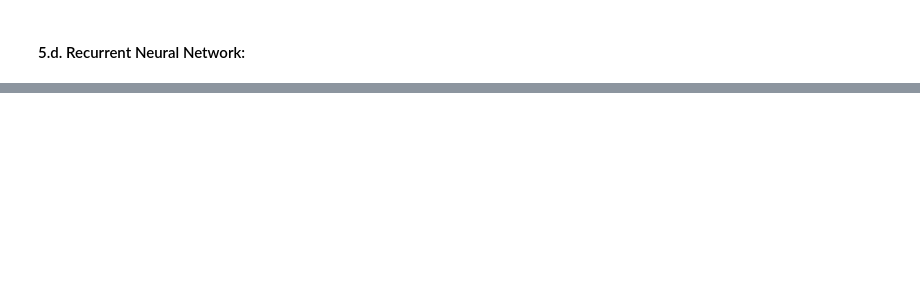
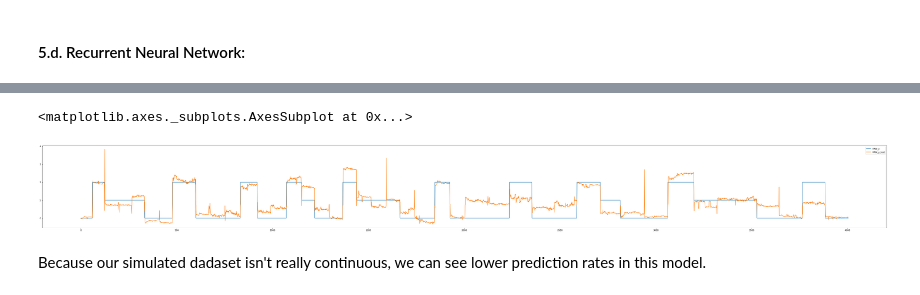
Before and after one commit to oradbarel/Fall-Prevention, a Jupyter notebook: Fall_Prevention.ipynb, the cells around one changed output, grey strips where cells are left out. Saved outputs shown, nothing was run; the diff lists cells and outputs as text; code cells hidden in the pictures; blank space fills up the shorter version.

```diff
--- a/Fall_Prevention.ipynb
+++ b/Fall_Prevention.ipynb
@@ -345,3 +391,17 @@ Train Accuracy: 99.0%, Test Accuracy: 98.7%
 # %% [markdown]
 <a name="5.d"></a>
 #### 5.d. Recurrent Neural Network:
+# %%
+import keras
+from keras.models import Sequential
+from keras.layers import Dense
+from keras.layers import LSTM, SimpleRNN
+from sklearn.metrics import mean_squared_error
+
+model = Sequential()
+model.add(SimpleRNN(units=15, input_shape=(1, 9)))
+model.add(Dense(1))
+
+model.compile(loss='mean_squared_error', optimizer='adam')
+
+model.summary()
@@ -347,0 +422,14 @@ Train Accuracy: 99.0%, Test Accuracy: 98.7%
+# %%
+train, test = train_test_split(df, test_size=0.2, shuffle=False)
+
+X_train = train.iloc[:,range(9)]
+y_train = train["Pos"]
+
+X_test = test.iloc[:,range(9)]
+y_test = test["Pos"]
+
+RNN_X_train = X_train.values.reshape(X_train.shape[0], 1, X_train.shape[1])
+RNN_X_test = X_test.values.reshape(X_test.shape[0], 1, X_test.shape[1])
+
+
+model.fit(RNN_X_train, y_train, epochs=150)
@@ -347,0 +455,5 @@ Train Accuracy: 99.0%, Test Accuracy: 98.7%
+# %%
+y_train_pred = model.predict(RNN_X_train)
+y_train_pred.reshape(y_train_pred.shape[0])
+y_test_pred = model.predict(RNN_X_test)
+y_test_pred.reshape(y_test_pred.shape[0])
@@ -347,0 +465,14 @@ Train Accuracy: 99.0%, Test Accuracy: 98.7%
+# %%
+RNN_y_train = y_train.values.reshape(y_train.shape[0])
+RNN_y_test = y_test.values.reshape(y_test.shape[0])
+dataset = pd.DataFrame()
+
+dataset["RNN_y"] = RNN_y_test
+dataset["RNN_y_test"] = y_test_pred
+
+dataset.plot(figsize=(70, 7))
+# %% [output]
+<matplotlib.axes._subplots.AxesSubplot at 0x...>
+[figure, added]
+# %% [markdown]
+Because our simulated dadaset isn't really continuous, we can see lower prediction rates in this model.
```
Also changed, not shown: parts of 18 cells of this notebook.
